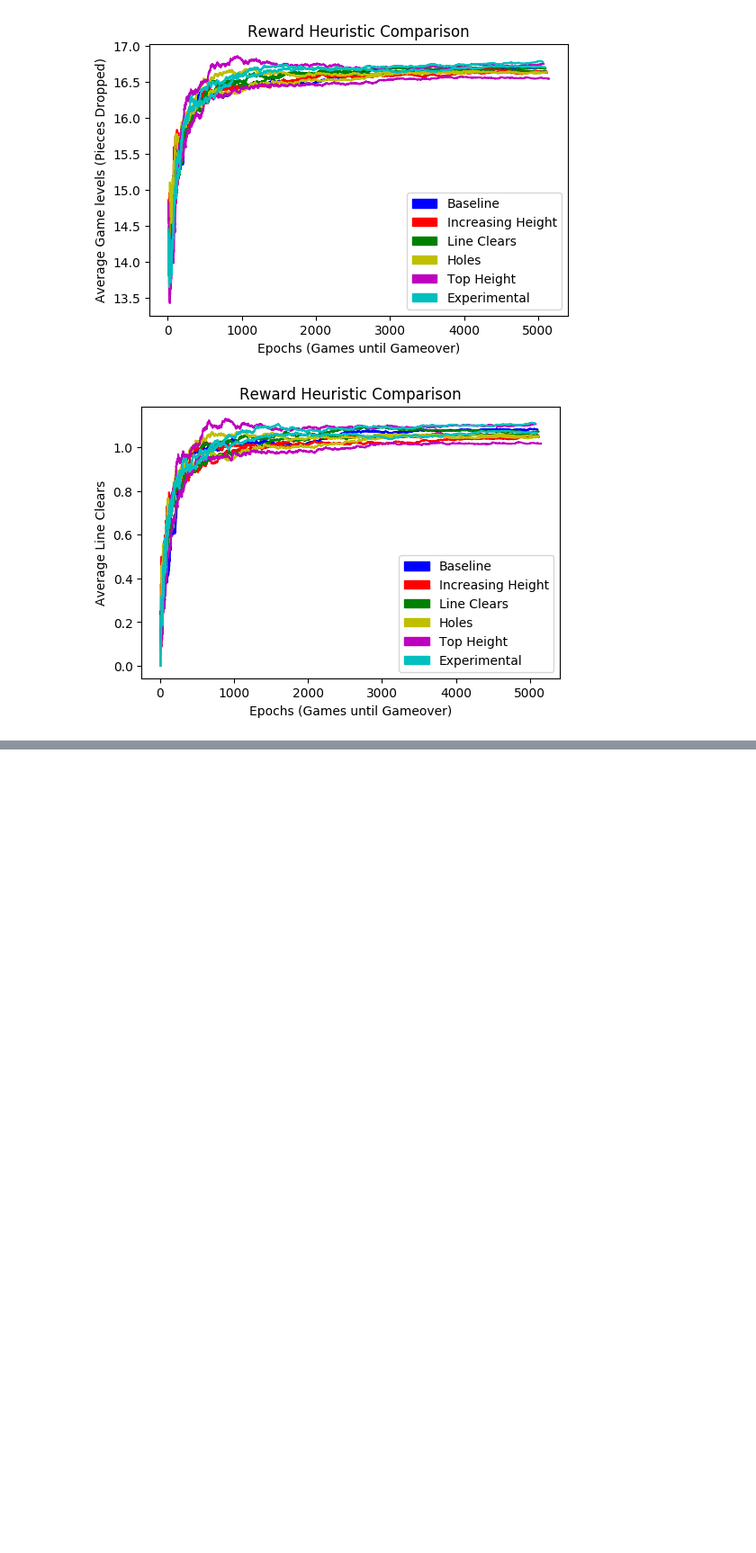
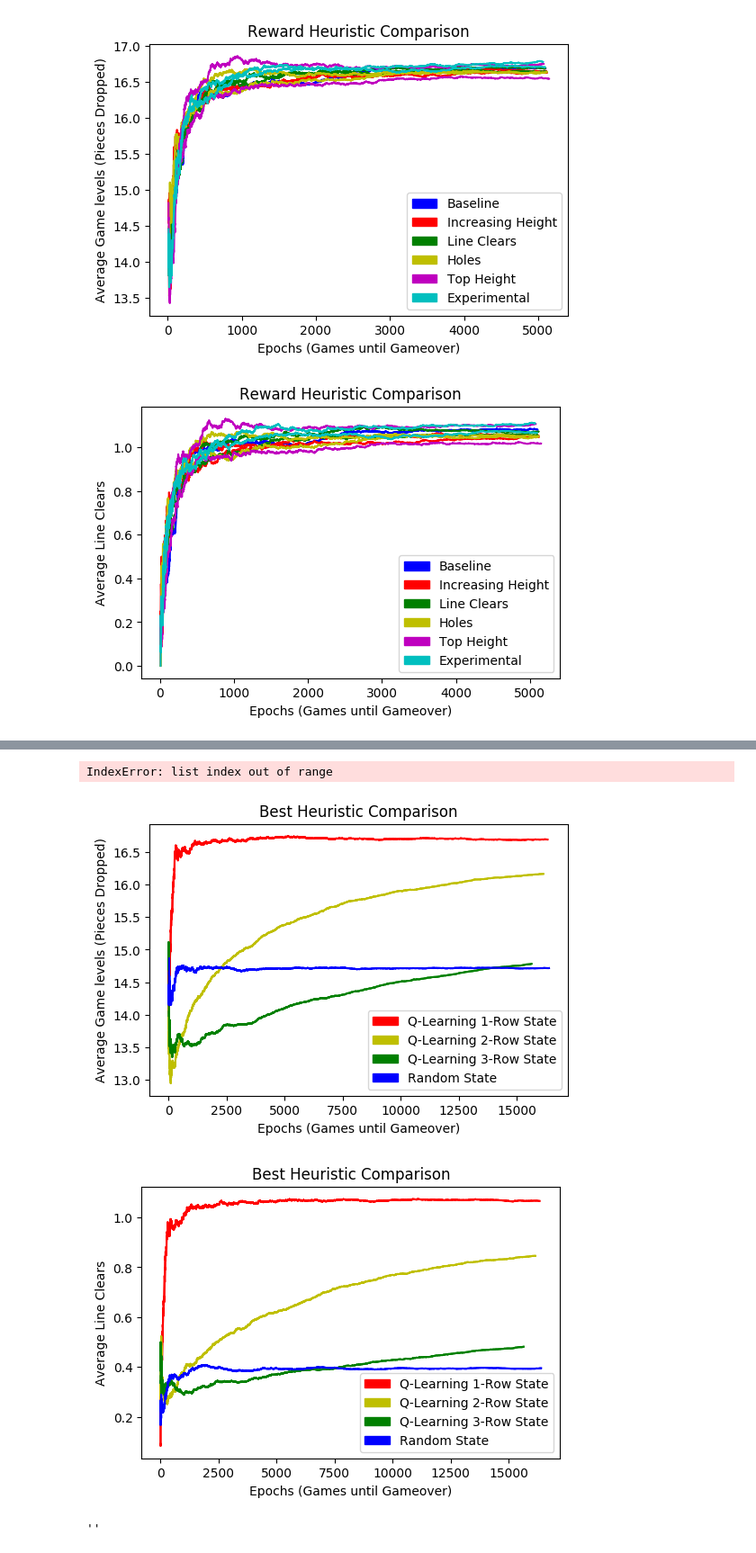
Before and after one commit to julia-tong/Maltris, a Jupyter notebook: plotgraphdata/MaltrisGraphs.ipynb, the cells around one changed output, grey strips where cells are left out. Shown at 90% size. Cells and saved outputs as stored; diff of their text form; code cells hidden in the pictures; blank space fills up the shorter version.

Commit message:
More Plot and Data updates

```diff
--- a/plotgraphdata/MaltrisGraphs.ipynb
+++ b/plotgraphdata/MaltrisGraphs.ipynb
@@ -185,0 +215,58 @@ plt.show()
+# %%
+#CALCULATE THE AVERAGE GAME LEVELS AND PLTLVLS
+bestfiledXvals = []
+bestfiledGameLevelAverages = []
+bestfiledGameClearAverages = []
+for filenum in range(0, len(filenames3)):
+    xval = []
+    lvlavg = []
+    clearavg = []
+    pltlvlavg = []
+    pltclearavg = []
+    for i in range(0, filedGamesPlayed[filenum]):
+        xval.append(i)
+        lvlavg.append(filedGameLevels[filenum][i])
+        clearavg.append(filedGameClears[filenum][i])
+        pltlvlavg.append(np.mean(lvlavg))
+        pltclearavg.append(np.mean(clearavg))
+    bestfiledXvals.append(xval[10:]) #skip first 10 datapoints, noise in data
+    bestfiledGameLevelAverages.append(pltlvlavg[10:])
+    bestfiledGameClearAverages.append(pltclearavg[10:])
+# %% [output]
+IndexError: list index out of range
+# %%
+''''''''''''''''''
+#PLOT ALL THE GAME LEVELS
+legendHandles = []
+fig = plt.figure(figsize=(6, 4), dpi=100)
+plt.title("Best Heuristic Comparison")
+plt.xlabel("Epochs (Games until Gameover)")
+plt.ylabel("Average Game levels (Pieces Dropped)")
+for filenum in range(0, len(filenames)):
+    legendHandles.append(mpatches.Patch(color=plotColors[filenum], label = legendNames[filenum]))
+    plt.plot(filedXvals[filenum], filedGameLevelAverages[filenum], plotColors[filenum])
+for filenum in range(0, len(filenames3)):
+    plt.plot(bestfiledXvals[filenum], bestfiledGameLevelAverages[filenum], plotColors[filenum])
+plt.legend(handles = legendHandles)
+plt.savefig('bestavgLvlPlot.png')
+plt.show()
+''''''''''''''''''
+#PLOT ALL THE GAME CLEARS
+legendHandles = []
+fig = plt.figure(figsize=(6, 4), dpi=100)
+plt.title("Best Heuristic Comparison")
+plt.xlabel("Epochs (Games until Gameover)")
+plt.ylabel("Average Line Clears")
+for filenum in range(0, len(filenames)):
+    legendHandles.append(mpatches.Patch(color=plotColors[filenum], label = legendNames[filenum]))
+    plt.plot(filedXvals[filenum], filedGameClearAverages[filenum], plotColors[filenum])
+for filenum in range(0, len(filenames3)):
+    plt.plot(bestfiledXvals[filenum], bestfiledGameClearAverages[filenum], plotColors[filenum])
+plt.legend(handles = legendHandles)
+plt.savefig('bestavgClearsPlot.png')
+plt.show()
+''''''''''''''''''
+# %% [output]
+[figure, added]
+[figure, added]
+''
```
Also changed, not shown: parts of 2 cells of this notebook, 14 other files.
